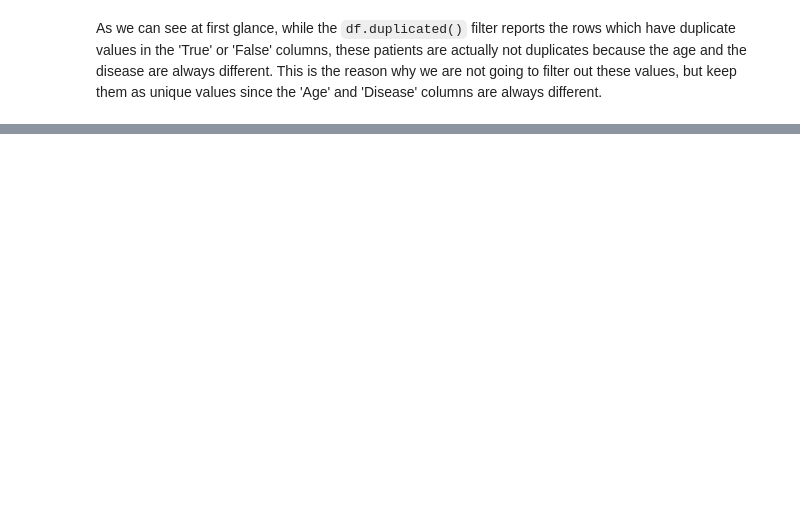
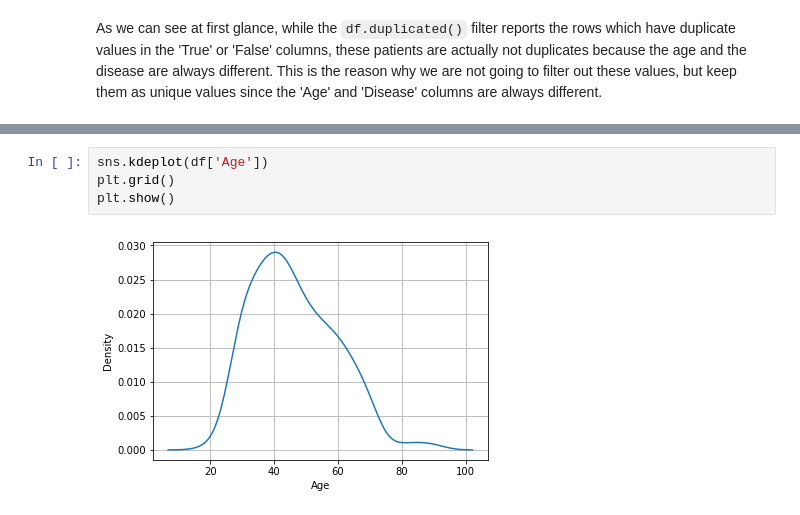
Before and after one commit to MNLKuzmin/Symptoms, a Jupyter notebook: Symptoms Project.ipynb, the cells around one changed output, grey strips where cells are left out. Cells and saved outputs as stored; diff of their text form; blank space fills up the shorter version.

```diff
--- a/Symptoms Project.ipynb
+++ b/Symptoms Project.ipynb
@@ -105,0 +253,6 @@ We will plot now each one of the columns to get a sense of the distribution of t
+# %%
+sns.kdeplot(df['Age'])
+plt.grid()
+plt.show()
+# %% [output]
+[figure, added]
```
Also changed, not shown: parts of 17 cells of this notebook.
